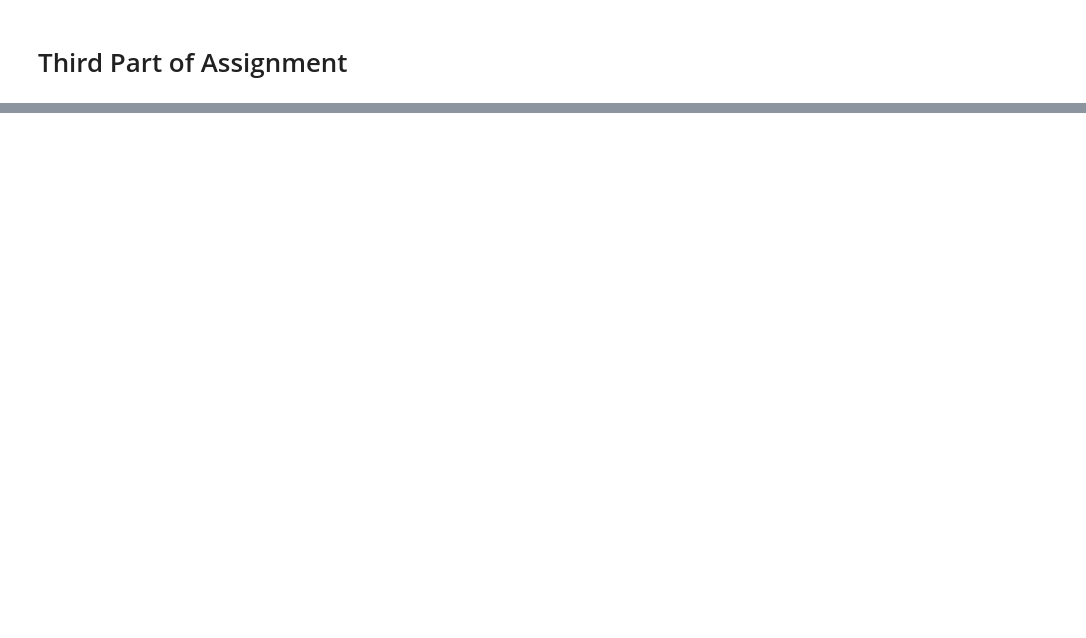
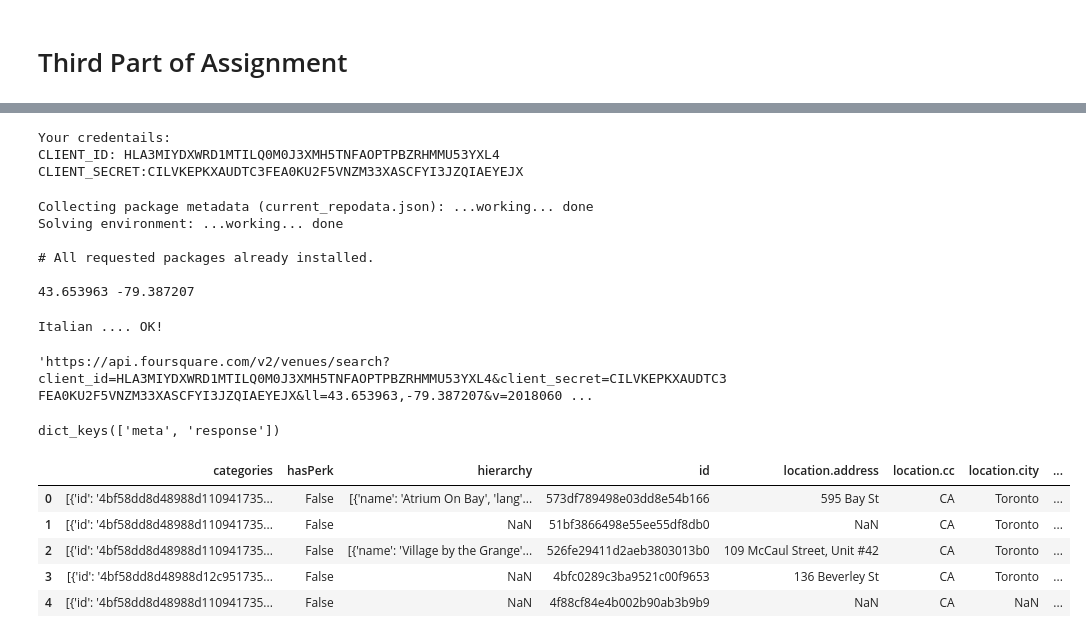
Before and after one commit to pgorade9/Capstone-Project, a Jupyter notebook: Clustering.ipynb, the cells around one changed output, grey strips where cells are left out. Saved outputs shown, nothing was run; the diff lists cells and outputs as text; code cells hidden in the pictures; blank space fills up the shorter version.

```diff
--- a/Clustering.ipynb
+++ b/Clustering.ipynb
@@ -187,0 +190,61 @@ map_toronto
+# %%
+CLIENT_ID = 'HLA3MIYDXWRD1MTILQ0M0J3XMH5TNFAOPTPBZRHMMU53YXL4' # your Foursquare ID
+CLIENT_SECRET = 'CILVKEPKXAUDTC3FEA0KU2F5VNZM33XASCFYI3JZQIAEYEJX' # your Foursquare Secret
+VERSION = '20180604'
+LIMIT = 30
+print('Your credentails:')
+print('CLIENT_ID: ' + CLIENT_ID)
+print('CLIENT_SECRET:' + CLIENT_SECRET)
+# %% [output]
+Your credentails:
+CLIENT_ID: HLA3MIYDXWRD1MTILQ0M0J3XMH5TNFAOPTPBZRHMMU53YXL4
+CLIENT_SECRET:CILVKEPKXAUDTC3FEA0KU2F5VNZM33XASCFYI3JZQIAEYEJX
+# %%
+#!conda install -c conda-forge geopy --yes
+from geopy.geocoders import Nominatim
+address = 'Toronto'
+
+geolocator = Nominatim(user_agent="foursquare_agent")
+location = geolocator.geocode(address)
+latitude = location.latitude
+longitude = location.longitude
+print(latitude, longitude)
+# %% [output]
+Collecting package metadata (current_repodata.json): ...working... done
+Solving environment: ...working... done
+
+# All requested packages already installed.
+
+43.653963 -79.387207
+# %%
+search_query = 'Italian'
+radius = 500
+print(search_query + ' .... OK!')
+# %% [output]
+Italian .... OK!
+# %%
+url = 'https://api.foursquare.com/v2/venues/search?client_id={}&client_secret={}&ll={},{}&v={}&query={}&radius={}&limit={}'.format(CLIENT_ID, CLIENT_SECRET, latitude, longitude, VERSION, search_query, radius, LIMIT)
+url
+# %% [output]
+'https://api.foursquare.com/v2/venues/search?client_id=HLA3MIYDXWRD1MTILQ0M0J3XMH5TNFAOPTPBZRHMMU53YXL4&client_secret=CILVKEPKXAUDTC3FEA0KU2F5VNZM33XASCFYI3JZQIAEYEJX&ll=43.653963,-79.387207&v=2018060 ...
+# %%
+import requests
+results = requests.get(url).json()
+results.keys()
+# %% [output]
+dict_keys(['meta', 'response'])
+# %%
+# assign relevant part of JSON to venues
+venues = results['response']['venues']
+
+# tranform venues into a dataframe
+from pandas.io.json import json_normalize
+dataframe = json_normalize(venues)
+dataframe.head()
+# %% [output]
+|  | categories | hasPerk | hierarchy | id | location.address | location.cc | location.city | ... |
+| 0 | [{'id': '4bf58dd8d48988d110941735... | False | [{'name': 'Atrium On Bay', 'lang'... | 573df789498e03dd8e54b166 | 595 Bay St | CA | Toronto | ... |
+| 1 | [{'id': '4bf58dd8d48988d110941735... | False | NaN | 51bf3866498e55ee55df8db0 | NaN | CA | Toronto | ... |
+| 2 | [{'id': '4bf58dd8d48988d110941735... | False | [{'name': 'Village by the Grange'... | 526fe29411d2aeb3803013b0 | 109 McCaul Street, Unit #42 | CA | Toronto | ... |
+| 3 | [{'id': '4bf58dd8d48988d12c951735... | False | NaN | 4bfc0289c3ba9521c00f9653 | 136 Beverley St | CA | Toronto | ... |
+| 4 | [{'id': '4bf58dd8d48988d110941735... | False | NaN | 4f88cf84e4b002b90ab3b9b9 | NaN | CA | NaN | ... |
```
Also changed, not shown: parts of 12 cells of this notebook.
